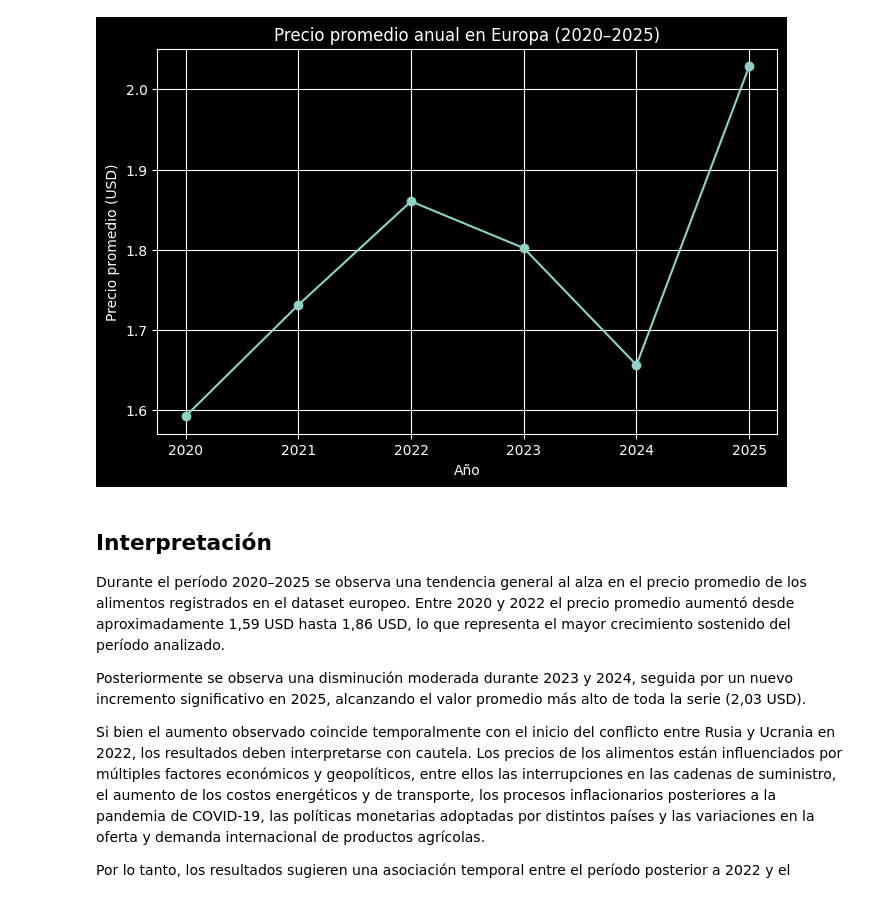
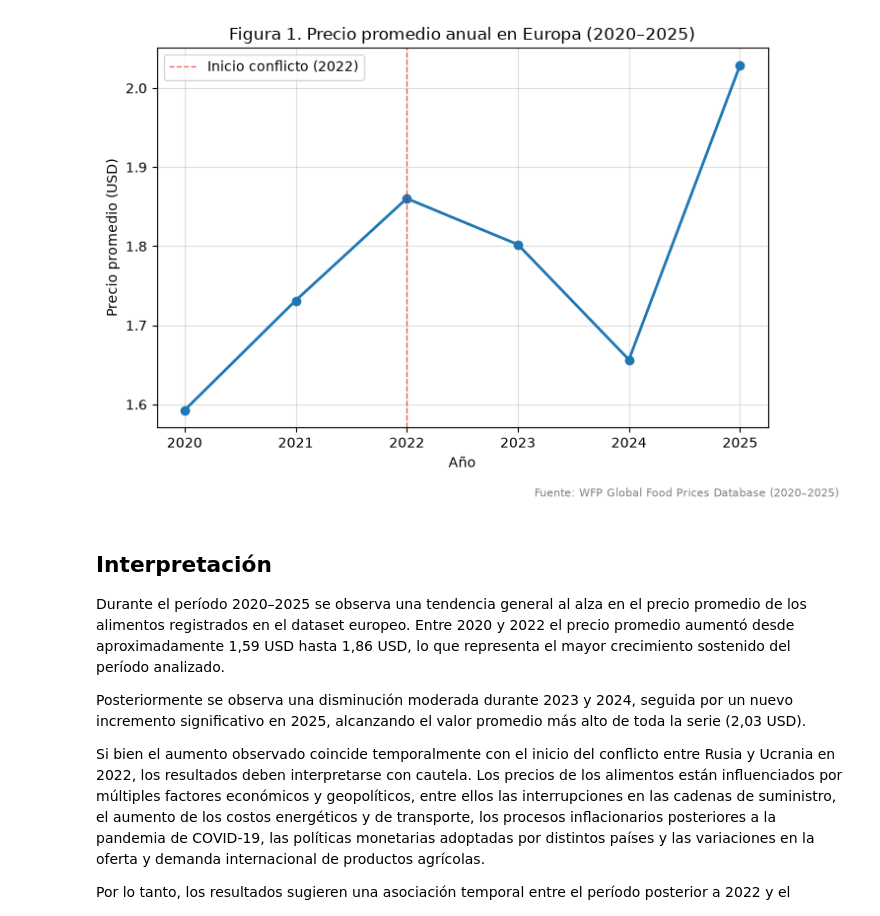
Before and after one commit to Bass-i/food-price-analysis, a Jupyter notebook: F4/notebooks/F4_Visualizacion_Resultados.ipynb, the cells around one changed output. Saved outputs shown, nothing was run; the diff lists cells and outputs as text; code cells hidden in the pictures.

```diff
--- a/F4/notebooks/F4_Visualizacion_Resultados.ipynb
+++ b/F4/notebooks/F4_Visualizacion_Resultados.ipynb
@@ -33,25 +104,34 @@ promedio_anual = (
-# %%
-plt.figure(figsize=(8,5))
-
-plt.plot(
-    promedio_anual["year"],
-    promedio_anual["usdprice"],
-    marker="o"
-)
-
-plt.title("Precio promedio anual en Europa (2020–2025)")
-plt.xlabel("Año")
-plt.ylabel("Precio promedio (USD)")
-plt.grid(True)
-
-plt.savefig(
-    "../results/grafico_precio_promedio.png",
-    bbox_inches="tight"
-)
-
-plt.show()
-# %% [output]
-[figure, removed]
+# %%
+fig, ax = plt.subplots(figsize=(8, 5))
+
+ax.plot(
+    promedio_anual["year"],
+    promedio_anual["usdprice"],
+    marker="o",
+    linewidth=2,
+)
+
+ax.axvline(2022, color="red", linestyle="--", linewidth=1, alpha=0.6,
+           label="Inicio conflicto (2022)")
+
+ax.set_title("Figura 1. Precio promedio anual en Europa (2020–2025)")
+ax.set_xlabel("Año")
+ax.set_ylabel("Precio promedio (USD)")
+ax.legend()
+ax.grid(True, alpha=0.4)
+
+fig.text(0.99, -0.03, "Fuente: WFP Global Food Prices Database (2020–2025)",
+          ha="right", fontsize=8, color="gray")
+
+plt.savefig(
+    "../results/grafico_precio_promedio.png",
+    bbox_inches="tight",
+    dpi=150,
+)
+
+plt.show()
+# %% [output]
+[figure, added]
 # %% [markdown]
 ## Interpretación
 
```
Also changed, not shown: parts of 19 cells of this notebook, 3 other files.
